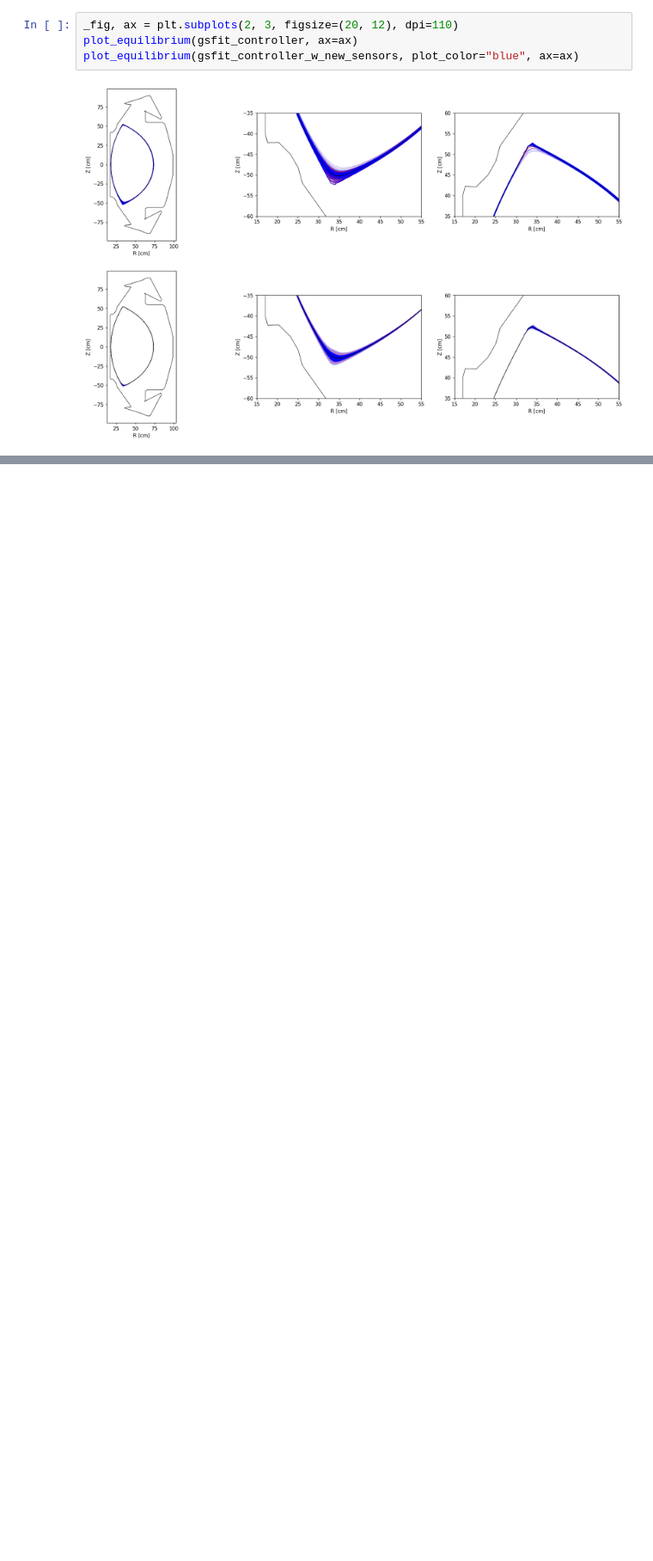
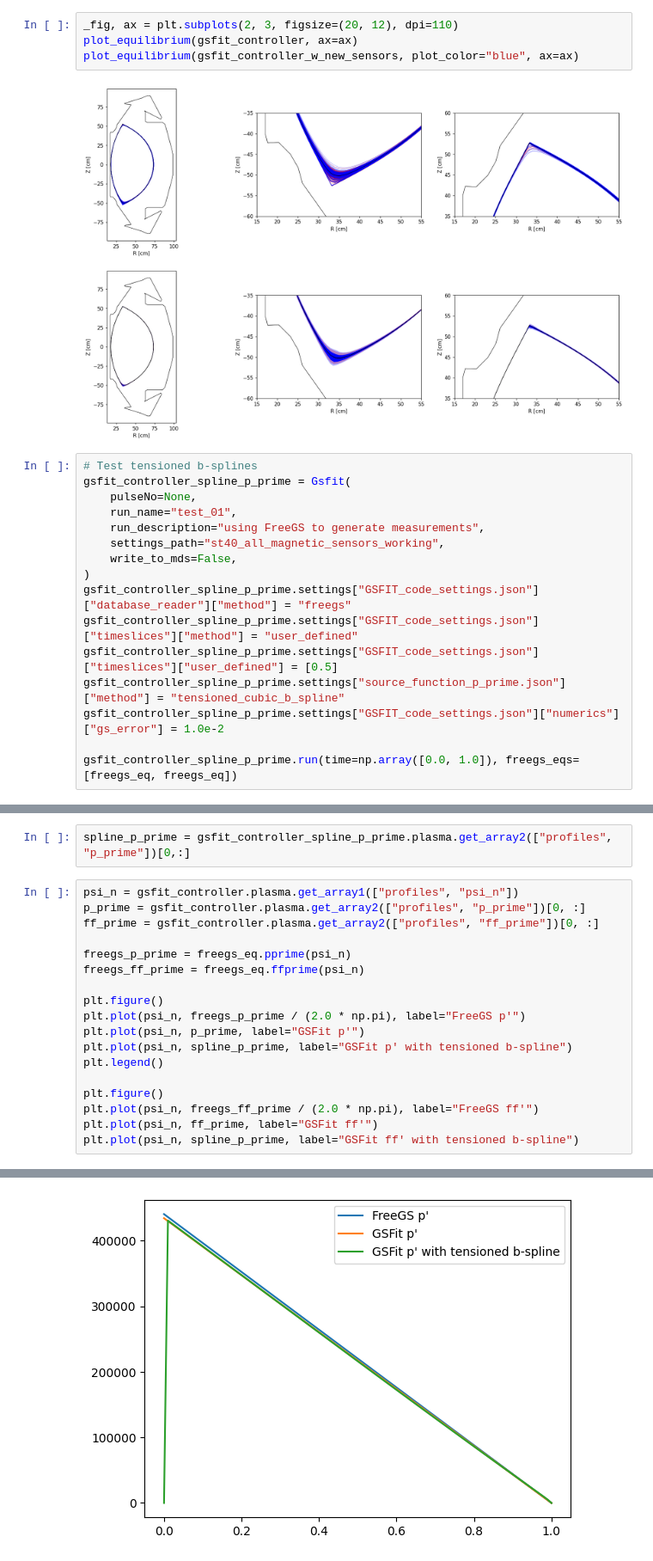
Before and after one commit to tokamak-energy/gsfit, a Jupyter notebook: examples/example_04_st40_with_synthetic_data_from_freegs.ipynb, the cells around one changed output, grey strips where cells are left out. Shown at 86% size. Cells and saved outputs as stored; diff of their text form; blank space fills up the shorter version.

```diff
--- a/examples/example_04_st40_with_synthetic_data_from_freegs.ipynb
+++ b/examples/example_04_st40_with_synthetic_data_from_freegs.ipynb
@@ -632,3 +632,19 @@ plot_equilibrium(gsfit_controller, ax=ax)
 plot_equilibrium(gsfit_controller_w_new_sensors, plot_color="blue", ax=ax)
 # %% [output]
 [figure]
+# %%
+# Test tensioned b-splines
+gsfit_controller_spline_p_prime = Gsfit(
+    pulseNo=None,
+    run_name="test_01",
+    run_description="using FreeGS to generate measurements",
+    settings_path="st40_all_magnetic_sensors_working",
+    write_to_mds=False,
+)
+gsfit_controller_spline_p_prime.settings["GSFIT_code_settings.json"]["database_reader"]["method"] = "freegs"
+gsfit_controller_spline_p_prime.settings["GSFIT_code_settings.json"]["timeslices"]["method"] = "user_defined"
+gsfit_controller_spline_p_prime.settings["GSFIT_code_settings.json"]["timeslices"]["user_defined"] = [0.5]
+gsfit_controller_spline_p_prime.settings["source_function_p_prime.json"]["method"] = "tensioned_cubic_b_spline"
+gsfit_controller_spline_p_prime.settings["GSFIT_code_settings.json"]["numerics"]["gs_error"] = 1.0e-2
+
+gsfit_controller_spline_p_prime.run(time=np.array([0.0, 1.0]), freegs_eqs=[freegs_eq, freegs_eq])
@@ -634,0 +669,21 @@ plot_equilibrium(gsfit_controller_w_new_sensors, plot_color="blue", ax=ax)
+# %%
+spline_p_prime = gsfit_controller_spline_p_prime.plasma.get_array2(["profiles", "p_prime"])[0,:]
+# %%
+psi_n = gsfit_controller.plasma.get_array1(["profiles", "psi_n"])
+p_prime = gsfit_controller.plasma.get_array2(["profiles", "p_prime"])[0, :]
+ff_prime = gsfit_controller.plasma.get_array2(["profiles", "ff_prime"])[0, :]
+
+freegs_p_prime = freegs_eq.pprime(psi_n)
+freegs_ff_prime = freegs_eq.ffprime(psi_n)
+
+plt.figure()
+plt.plot(psi_n, freegs_p_prime / (2.0 * np.pi), label="FreeGS p'")
+plt.plot(psi_n, p_prime, label="GSFit p'")
+plt.plot(psi_n, spline_p_prime, label="GSFit p' with tensioned b-spline")
+plt.legend()
+
+plt.figure()
+plt.plot(psi_n, freegs_ff_prime / (2.0 * np.pi), label="FreeGS ff'")
+plt.plot(psi_n, ff_prime, label="GSFit ff'")
+plt.plot(psi_n, spline_p_prime, label="GSFit ff' with tensioned b-spline")
+# %% [output]
@@ -634,0 +691 @@ plot_equilibrium(gsfit_controller_w_new_sensors, plot_color="blue", ax=ax)
+[figure, added]
```
Also changed, not shown: parts of 7 cells of this notebook, 33 other files.
